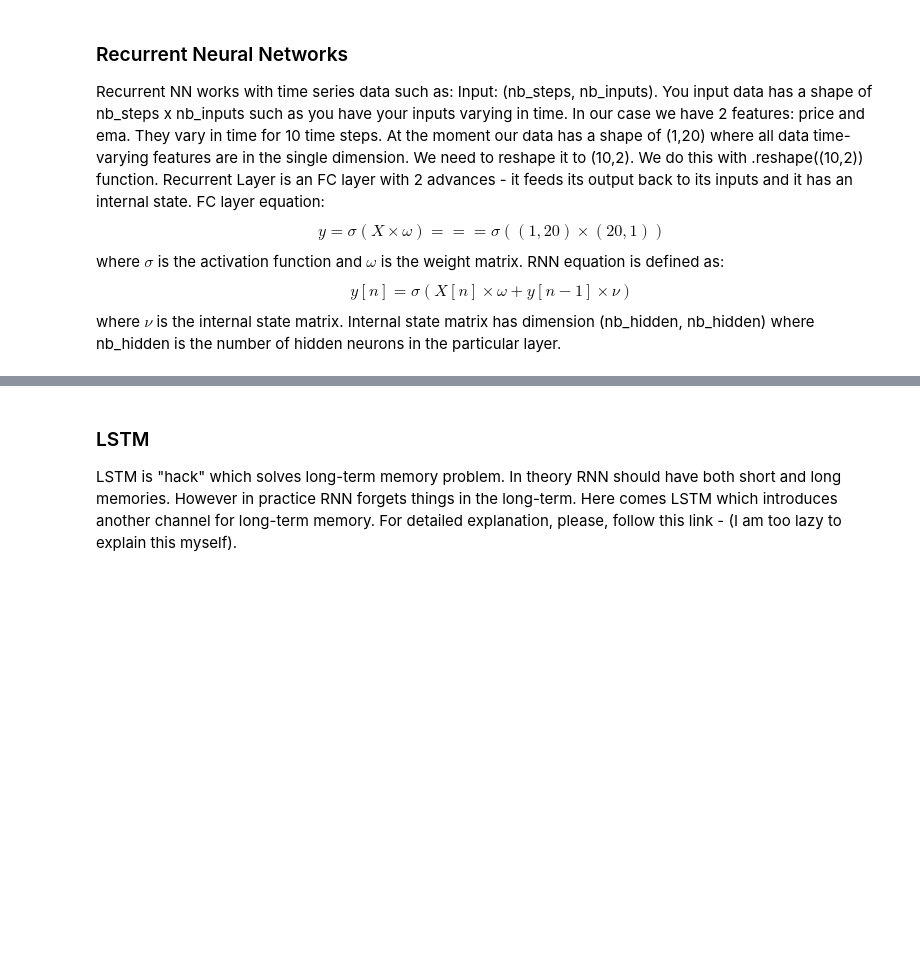
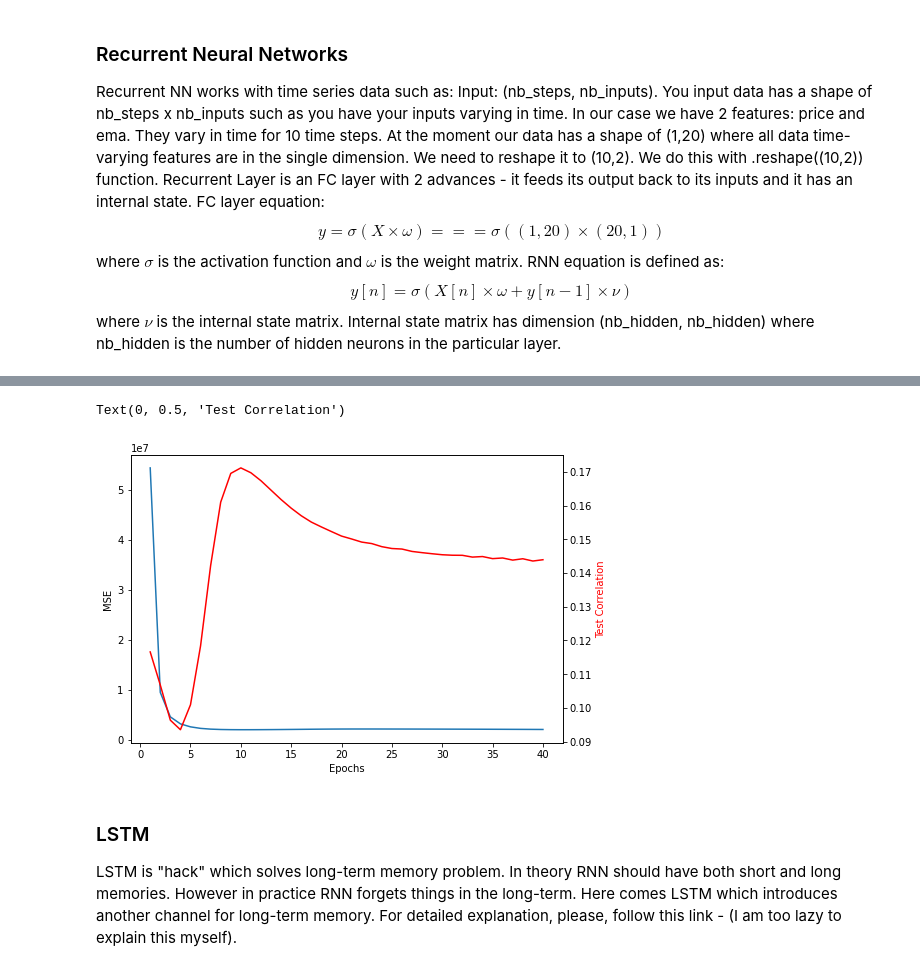
Before and after one commit to Sergeytata/Data-Science-Small-Tutorial, a Jupyter notebook: for_noobs_with_love.ipynb, the cells around one changed output, grey strips where cells are left out. Saved outputs shown, nothing was run; the diff lists cells and outputs as text; code cells hidden in the pictures; blank space fills up the shorter version.

Commit message:
Added RNN but with bad model

```diff
--- a/for_noobs_with_love.ipynb
+++ b/for_noobs_with_love.ipynb
@@ -508,3 +601,77 @@ where $\nu$ is the internal state matrix. Internal state matrix has dimension (n
+# %%
+# Training loop
+batch_size = 32
+# epoch are used to train your nat longer than the number of data points you have
+nb_epochs = 40
+# compile your model
+model = LinearModel(param)
+# define Loss function
+loss_fn = torch.nn.MSELoss()
+# define optimiser
+lr = 1e-3
+optimizer = torch.optim.Adamax(model.parameters(), lr=lr,betas=(0.9,0.999))
+
+# record losses for visualisation
+loss_hist = []
+corrs = []
+for e in range(nb_epochs):
+    # create list for losses
+    local_loss = []
+    # turn on training
+    model.train()
+    for x_batch, y_batch in my_generator(X_train.to_numpy(), y_train, batch_size):
+        # print(x_batch.shape)
+        x_batch = x_batch.reshape((nb_prev_points, batch_size, nb_inputs))
+        # compute model prediction
+        # print(x_batch.shape)
+        output = model(x_batch)
+
+        # compute loss
+        loss_val = loss_fn(output, y_batch)
+        # reset optimiser gradients to zero
+        optimizer.zero_grad()
+        # compute gradients
+        loss_val.backward()
+        # perform weights update
+        optimizer.step()
+        # add loss to local losses
+        local_loss.append(loss_val.item())
+
+    # compute mean loss for this epoch
+    mean_loss = np.mean(local_loss)
+    # add mean loss to loss hist
+    loss_hist.append(mean_loss)
+
+
+    # compute test correlation
+    # turn off training
+    model.eval()
+    local_corrs = []
+    for x_batch, y_batch in my_generator(X_test.to_numpy(), y_train, batch_size):
+        x_batch = x_batch.reshape((nb_prev_points, batch_size, nb_inputs))
+        output = model(x_batch)
+        # loss_val = loss_fn(output, y_batch)
+        # local_loss.append(loss_val.item())
+        output = output.cpu().detach().numpy()
+        y_batch = y_batch.cpu().detach().numpy()
+        # print(output)
+        corr = stats.pearsonr(output, y_batch)
+        local_corrs.append(corr[0])
+
+    corrs.append(np.mean(local_corrs))
+
+plt.close()
+fig = plt.figure()
+ax = fig.add_axes([0, 0, 1, 1])
+ax.plot(np.arange(1,nb_epochs+1),np.array(loss_hist).T)
+ax.set_xlabel('Epochs')
+ax.set_ylabel('MSE')
+ax2 = ax.twinx()
+ax2.plot(np.arange(1,nb_epochs+1),np.array(corrs).T, c='red')
+ax2.set_ylabel('Test Correlation', color='red')
+# %% [output]
+Text(0, 0.5, 'Test Correlation')
+[figure, added]
 # %% [markdown]
 ### LSTM
 LSTM is "hack" which solves long-term memory problem. In theory RNN should have both short and long memories. However in practice RNN forgets things in the long-term. Here comes LSTM which introduces another channel for long-term memory. For detailed explanation, please, follow this link - (I am too lazy to explain this myself).
```
Also changed, not shown: parts of 13 cells of this notebook, 2 other files.
